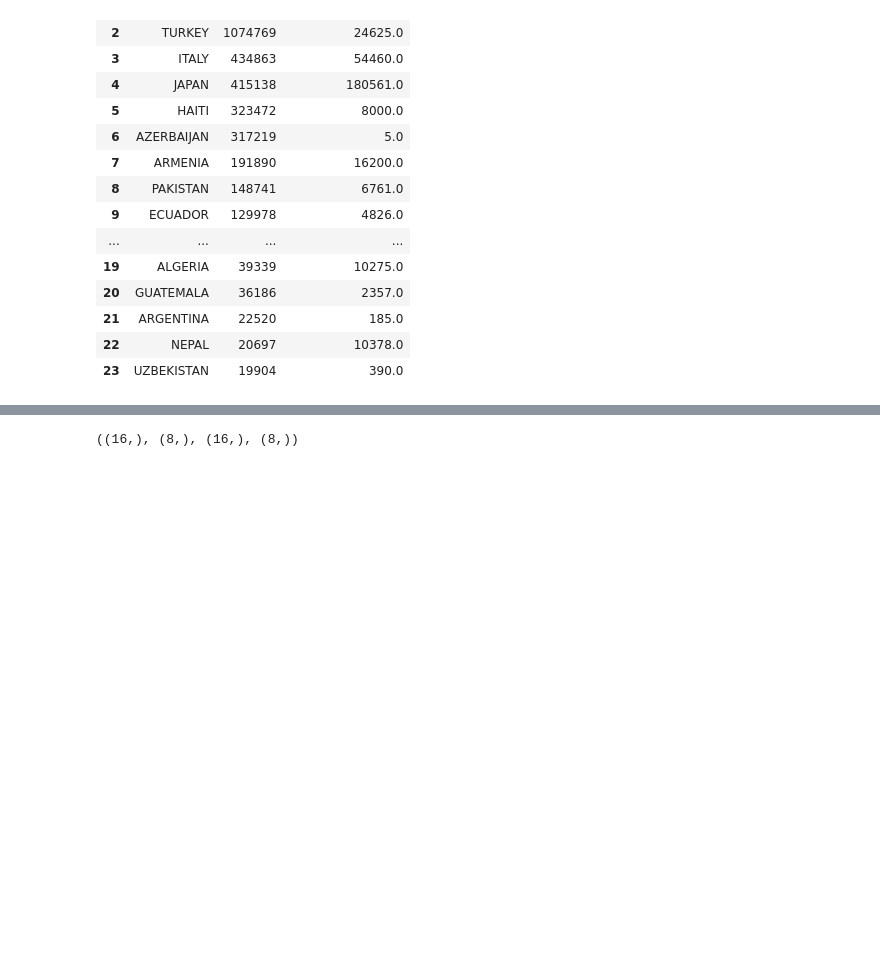
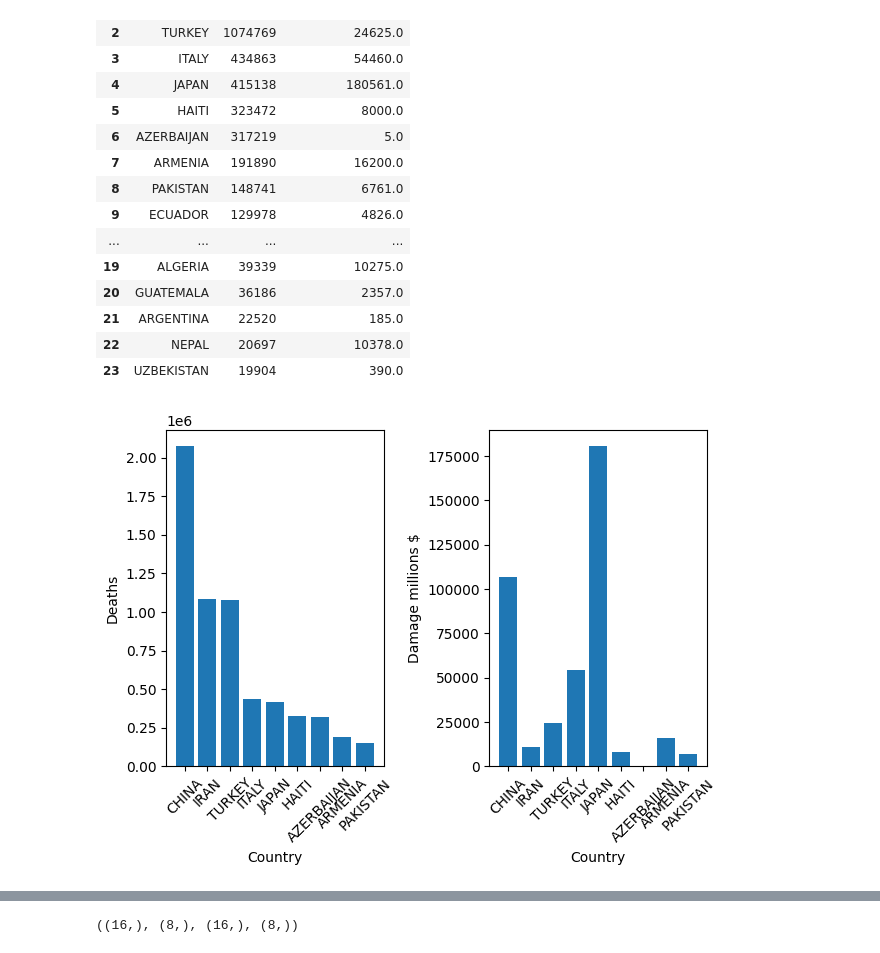
Before and after one commit to columose/SQL-BigQuery-, a Jupyter notebook: Earthquake_records.ipynb, the cells around one changed output, grey strips where cells are left out. Cells and saved outputs as stored; diff of their text form; code cells hidden in the pictures; blank space fills up the shorter version.

```diff
--- a/Earthquake_records.ipynb
+++ b/Earthquake_records.ipynb
@@ -68,4 +68,24 @@ df_clean.reset_index(drop = True)
 | 21 | ARGENTINA | 22520 | 185.0 |
 | 22 | NEPAL | 20697 | 10378.0 |
 | 23 | UZBEKISTAN | 19904 | 390.0 |
+# %%
+# Visualise damage per country
+
+fig, axs = plt.subplots(1,2)
+
+x_values = df_clean.country[:9]
+
+axs[0].bar(x = x_values, height = df_clean.deaths[:9])
+axs[0].set_ylabel('Deaths')
+axs[0].set_xlabel('Country')
+axs[0].set_xticklabels(x_values,rotation = 45)
+
+axs[1].bar(x = x_values, height = df_clean.damage_millions[:9])
+axs[1].set_ylabel('Damage millions $')
+axs[1].set_xlabel('Country')
+axs[1].set_xticklabels(x_values,rotation = 45)
+
+fig.tight_layout()
+# %% [output]
+[figure, added]
 # %%
```
Also changed, not shown: parts of 8 cells of this notebook.
